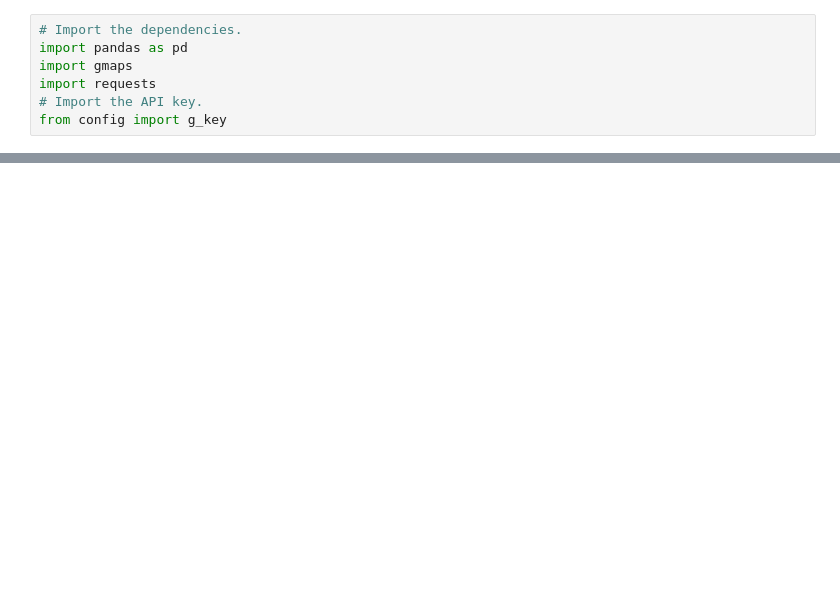
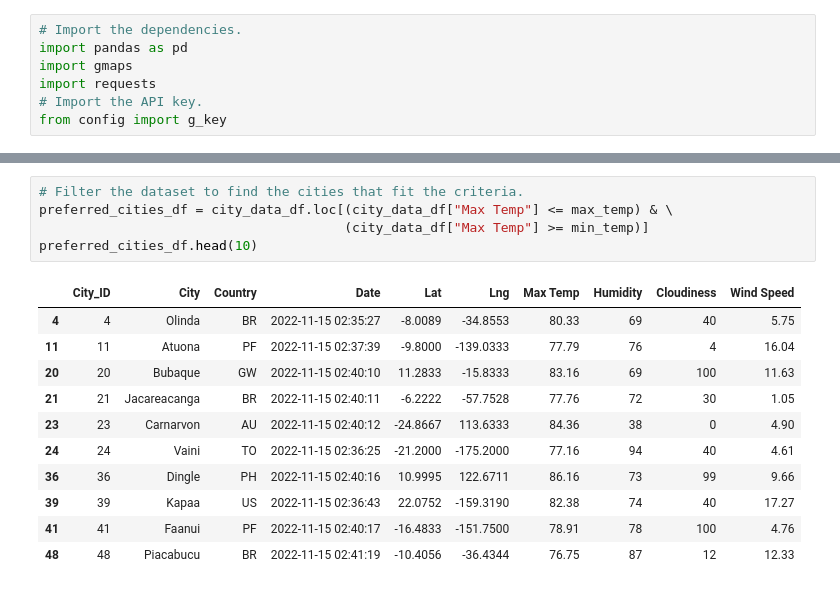
Before and after one commit to deejoseph281/World_Weather_Analysis, a Jupyter notebook: VacationPy.ipynb, the cells around one changed output, grey strips where cells are left out. Cells and saved outputs as stored; diff of their text form; blank space fills up the shorter version.

```diff
--- a/VacationPy.ipynb
+++ b/VacationPy.ipynb
@@ -13,0 +108,17 @@ FileNotFoundError: [Errno 2] No such file or directory: 'weather_data/cities.csv
+# %%
+# Filter the dataset to find the cities that fit the criteria.
+preferred_cities_df = city_data_df.loc[(city_data_df["Max Temp"] <= max_temp) & \
+                                       (city_data_df["Max Temp"] >= min_temp)]
+preferred_cities_df.head(10)
+# %% [output]
+|  | City_ID | City | Country | Date | Lat | Lng | Max Temp | Humidity | Cloudiness | Wind Speed |
+| 4 | 4 | Olinda | BR | 2022-11-15 02:35:27 | -8.0089 | -34.8553 | 80.33 | 69 | 40 | 5.75 |
+| 11 | 11 | Atuona | PF | 2022-11-15 02:37:39 | -9.8000 | -139.0333 | 77.79 | 76 | 4 | 16.04 |
+| 20 | 20 | Bubaque | GW | 2022-11-15 02:40:10 | 11.2833 | -15.8333 | 83.16 | 69 | 100 | 11.63 |
+| 21 | 21 | Jacareacanga | BR | 2022-11-15 02:40:11 | -6.2222 | -57.7528 | 77.76 | 72 | 30 | 1.05 |
+| 23 | 23 | Carnarvon | AU | 2022-11-15 02:40:12 | -24.8667 | 113.6333 | 84.36 | 38 | 0 | 4.90 |
+| 24 | 24 | Vaini | TO | 2022-11-15 02:36:25 | -21.2000 | -175.2000 | 77.16 | 94 | 40 | 4.61 |
+| 36 | 36 | Dingle | PH | 2022-11-15 02:40:16 | 10.9995 | 122.6711 | 86.16 | 73 | 99 | 9.66 |
+| 39 | 39 | Kapaa | US | 2022-11-15 02:36:43 | 22.0752 | -159.3190 | 82.38 | 74 | 40 | 17.27 |
+| 41 | 41 | Faanui | PF | 2022-11-15 02:40:17 | -16.4833 | -151.7500 | 78.91 | 78 | 100 | 4.76 |
+| 48 | 48 | Piacabucu | BR | 2022-11-15 02:41:19 | -10.4056 | -36.4344 | 76.75 | 87 | 12 | 12.33 |
```
Also changed, not shown: parts of 22 cells of this notebook.
